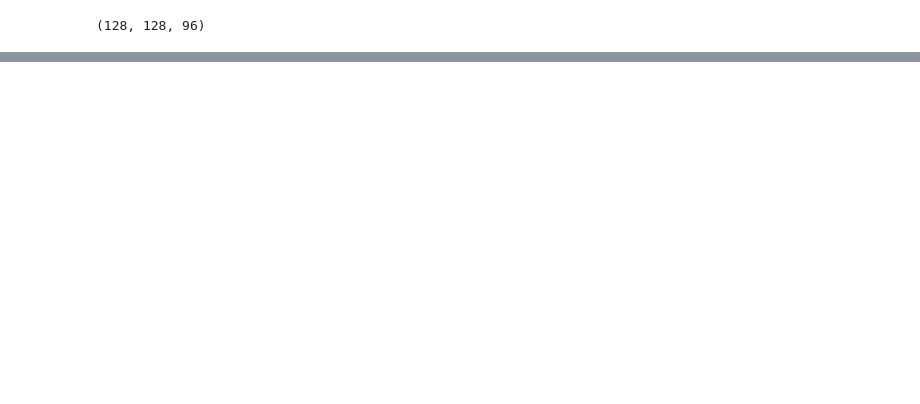
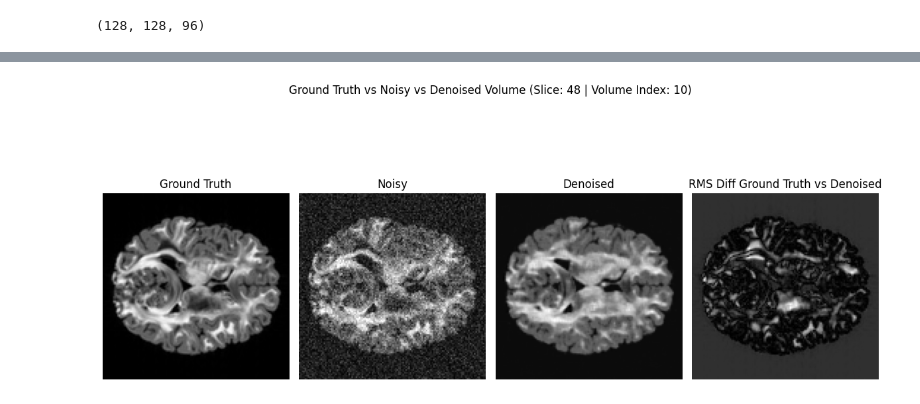
Before and after one commit to joseFranciscoHS/TechJourney, a Jupyter notebook: DWMRI/src/visual_tests_drcnet.ipynb, the cells around one changed output, grey strips where cells are left out. Cells and saved outputs as stored; diff of their text form; code cells hidden in the pictures; blank space fills up the shorter version.

```diff
--- a/DWMRI/src/visual_tests_drcnet.ipynb
+++ b/DWMRI/src/visual_tests_drcnet.ipynb
@@ -534,10 +598,12 @@ reconstructed_2 = reconstruct_full_dwi_static_base(
 # %%
 shape = (2, 3, 0, 1)
 
 fully_compare_volumes(
     original_volume=np.transpose(ref_for_metrics, shape),
     noisy_volume=np.transpose(noisy_for_viz, shape),
     denoised_volume=np.transpose(reconstructed_2, shape),
     file_name=None,
-    volume_idx=12,
+    volume_idx=10,
 )
+# %% [output]
+[figure, added]
```
Also changed, not shown: parts of 10 cells of this notebook, 2 other files.
